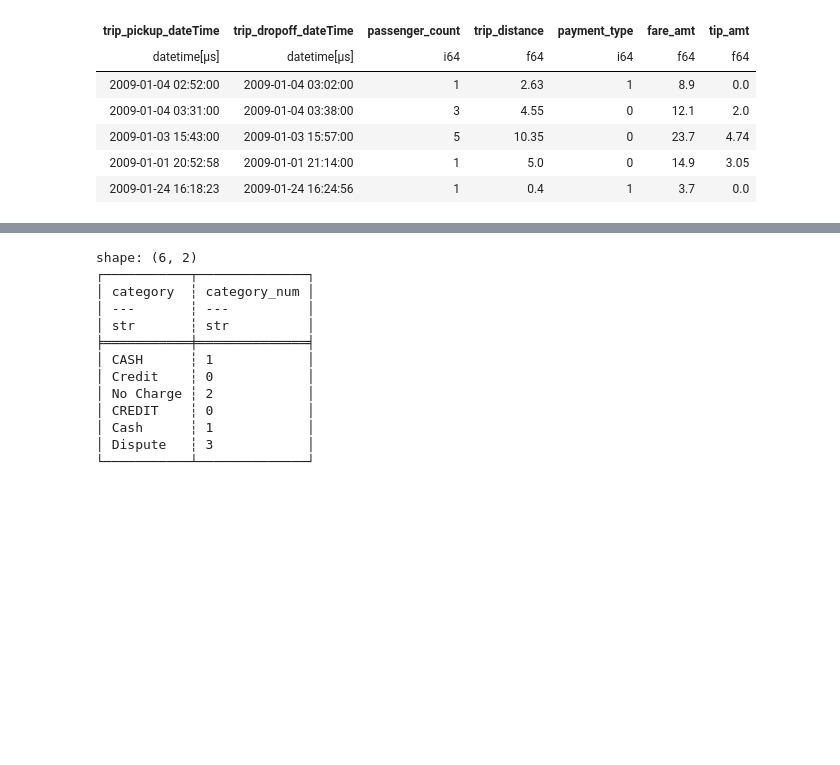
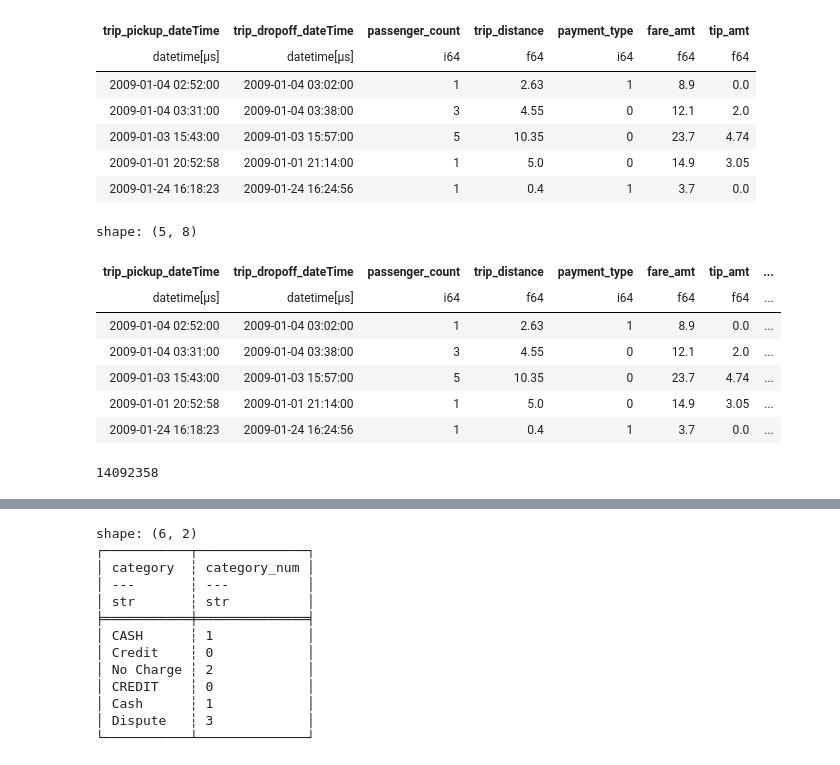
Before and after one commit to imdwipayana/Battlefield, a Jupyter notebook: python project/Yellow Taxi January 2009/yellow taxi january 2009.ipynb, the cells around one changed output, grey strips where cells are left out. Saved outputs shown, nothing was run; the diff lists cells and outputs as text; code cells hidden in the pictures; blank space fills up the shorter version.

```diff
--- a/python project/Yellow Taxi January 2009/yellow taxi january 2009.ipynb
+++ b/python project/Yellow Taxi January 2009/yellow taxi january 2009.ipynb
@@ -90,5 +90,25 @@ shape: (5, 7)
 | 2009-01-24 16:18:23 | 2009-01-24 16:24:56 | 1 | 0.4 | 1 | 3.7 | 0.0 |
 # %%
 data_jan_2009 = data_jan_2009.with_columns(
-    (pl.col("trip_dropoff_dateTime") - pl.col("trip_pickup_dateTime")).alias("duration_days")
+    ((pl.col("trip_dropoff_dateTime") - pl.col("trip_pickup_dateTime")).dt.total_seconds() / 86400)
+    .cast(pl.Int64)
+    .alias("duration_days")
 )
+# %%
+data_jan_2009.head()
+# %% [output]
+shape: (5, 8)
+| trip_pickup_dateTime | trip_dropoff_dateTime | passenger_count | trip_distance | payment_type | fare_amt | tip_amt | ... |
+| datetime[μs] | datetime[μs] | i64 | f64 | i64 | f64 | f64 | ... |
+| 2009-01-04 02:52:00 | 2009-01-04 03:02:00 | 1 | 2.63 | 1 | 8.9 | 0.0 | ... |
+| 2009-01-04 03:31:00 | 2009-01-04 03:38:00 | 3 | 4.55 | 0 | 12.1 | 2.0 | ... |
+| 2009-01-03 15:43:00 | 2009-01-03 15:57:00 | 5 | 10.35 | 0 | 23.7 | 4.74 | ... |
+| 2009-01-01 20:52:58 | 2009-01-01 21:14:00 | 1 | 5.0 | 0 | 14.9 | 3.05 | ... |
+| 2009-01-24 16:18:23 | 2009-01-24 16:24:56 | 1 | 0.4 | 1 | 3.7 | 0.0 | ... |
+# %%
+data_jan_2009 = data_jan_2009.filter(
+    (pl.col("duration_days") == 0)
+)
+len(data_jan_2009)
+# %% [output]
+14092358
```
Also changed, not shown: parts of 16 cells of this notebook.
